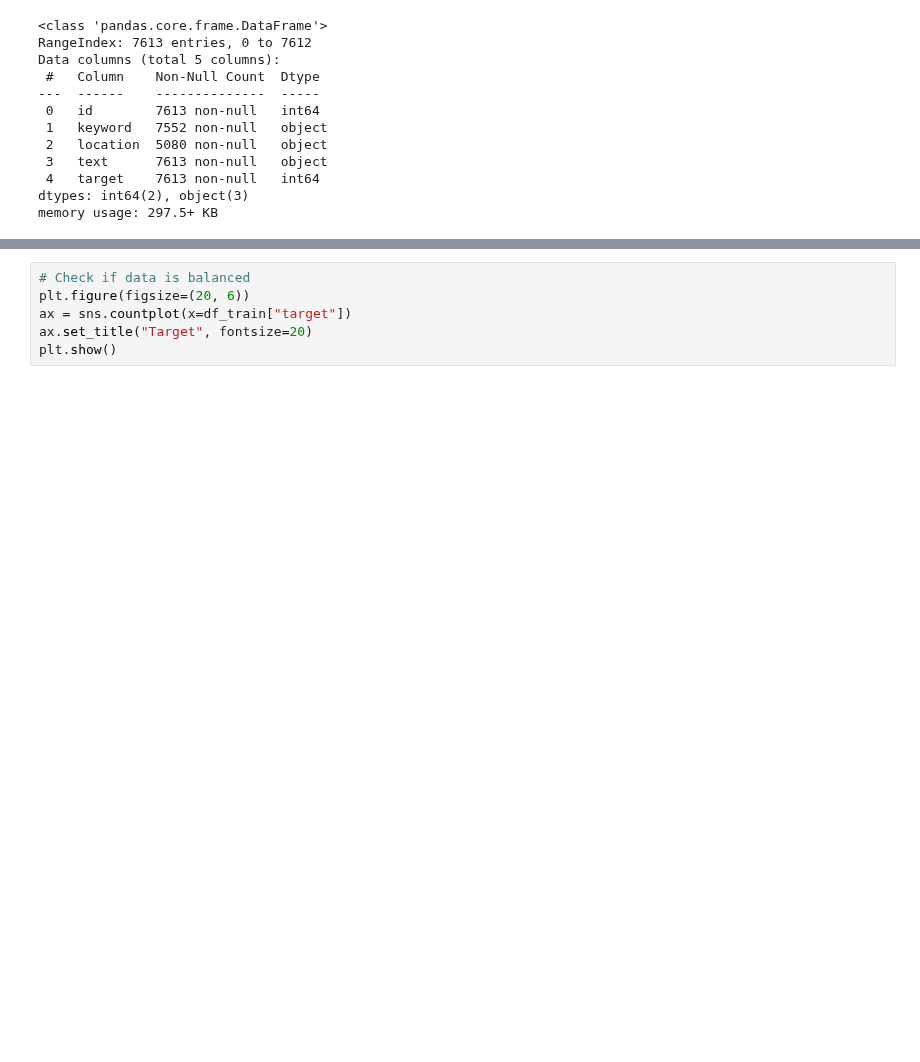
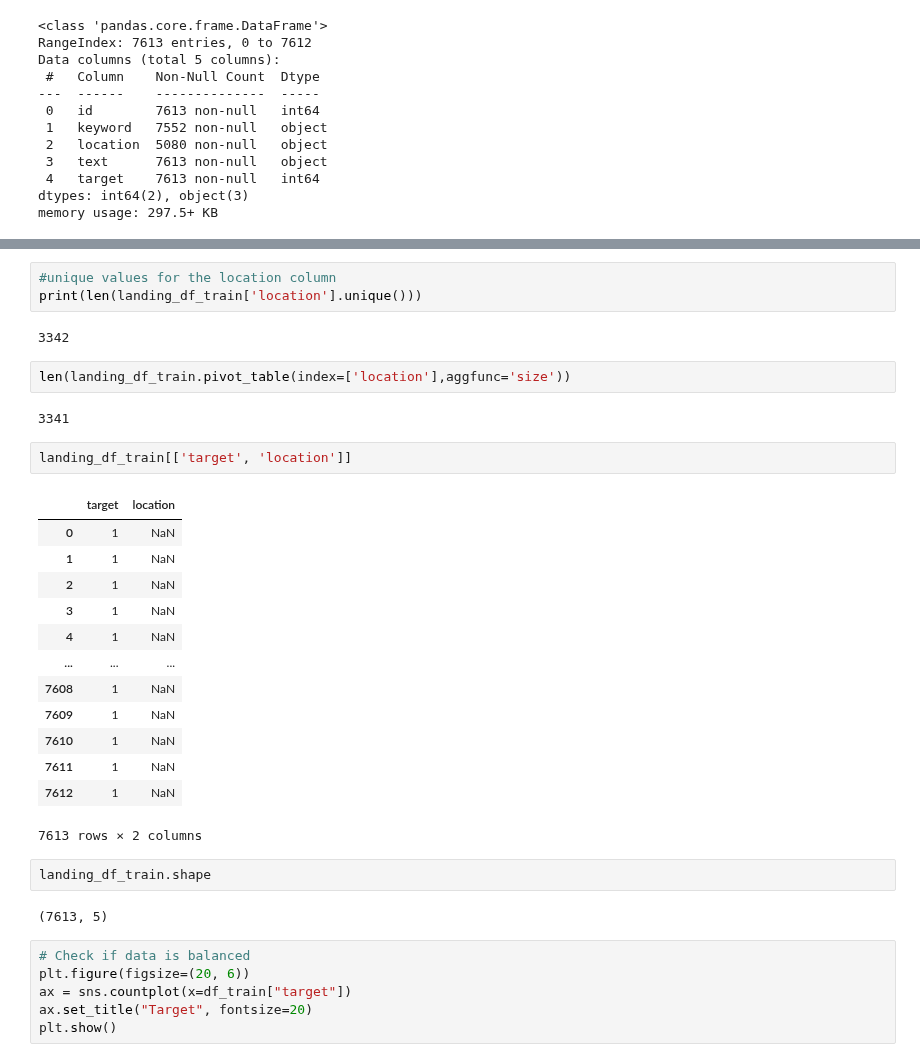
Before and after one commit to p3p31v/NLP-with-Disaster-Tweets, a Jupyter notebook: notebooks/EDA.ipynb, the cells around one changed output, grey strips where cells are left out. Cells and saved outputs as stored; diff of their text form; blank space fills up the shorter version.

```diff
--- a/notebooks/EDA.ipynb
+++ b/notebooks/EDA.ipynb
@@ -64,3 +114,32 @@ memory usage: 297.5+ KB
+# %%
+#unique values for the location column
+print(len(landing_df_train['location'].unique()))
+# %% [output]
+3342
+# %%
+len(landing_df_train.pivot_table(index=['location'],aggfunc='size'))
+# %% [output]
+3341
+# %%
+landing_df_train[['target', 'location']]
+# %% [output]
+|  | target | location |
+| 0 | 1 | NaN |
+| 1 | 1 | NaN |
+| 2 | 1 | NaN |
+| 3 | 1 | NaN |
+| 4 | 1 | NaN |
+| ... | ... | ... |
+| 7608 | 1 | NaN |
+| 7609 | 1 | NaN |
+| 7610 | 1 | NaN |
+| 7611 | 1 | NaN |
+| 7612 | 1 | NaN |
+7613 rows × 2 columns
+# %%
+landing_df_train.shape
+# %% [output]
+(7613, 5)
 # %%
 # Check if data is balanced
 plt.figure(figsize=(20, 6))
```
Also changed, not shown: parts of 30 cells of this notebook.
